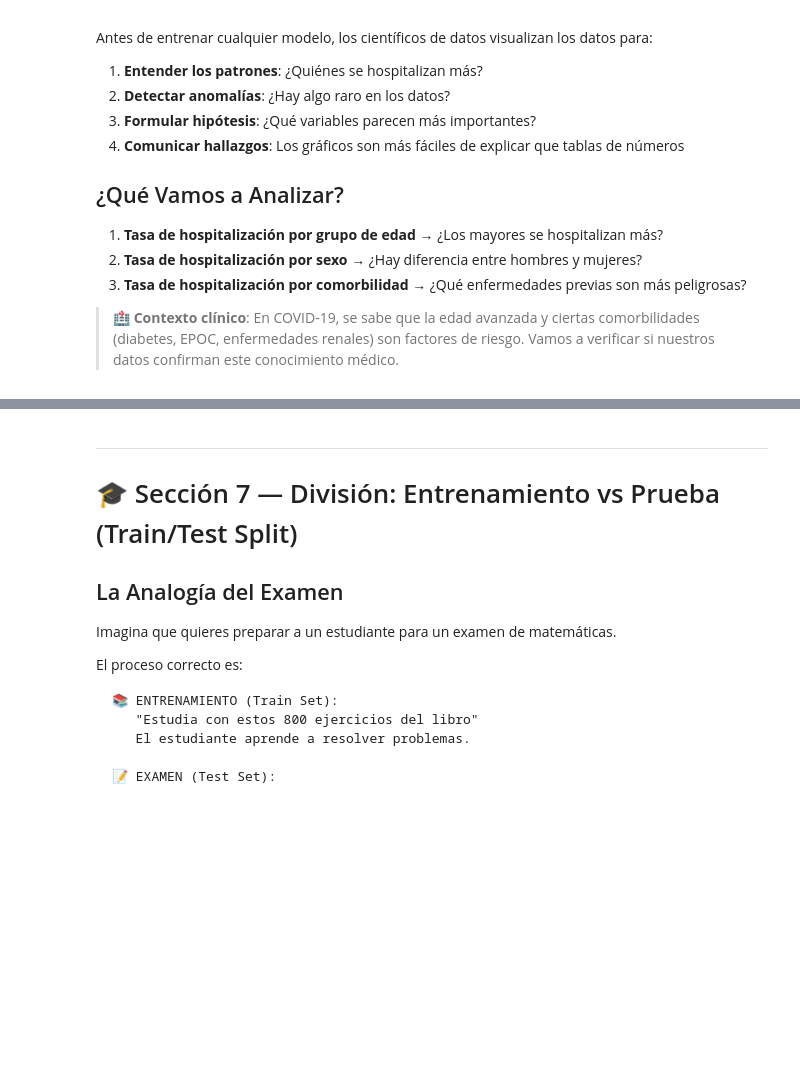
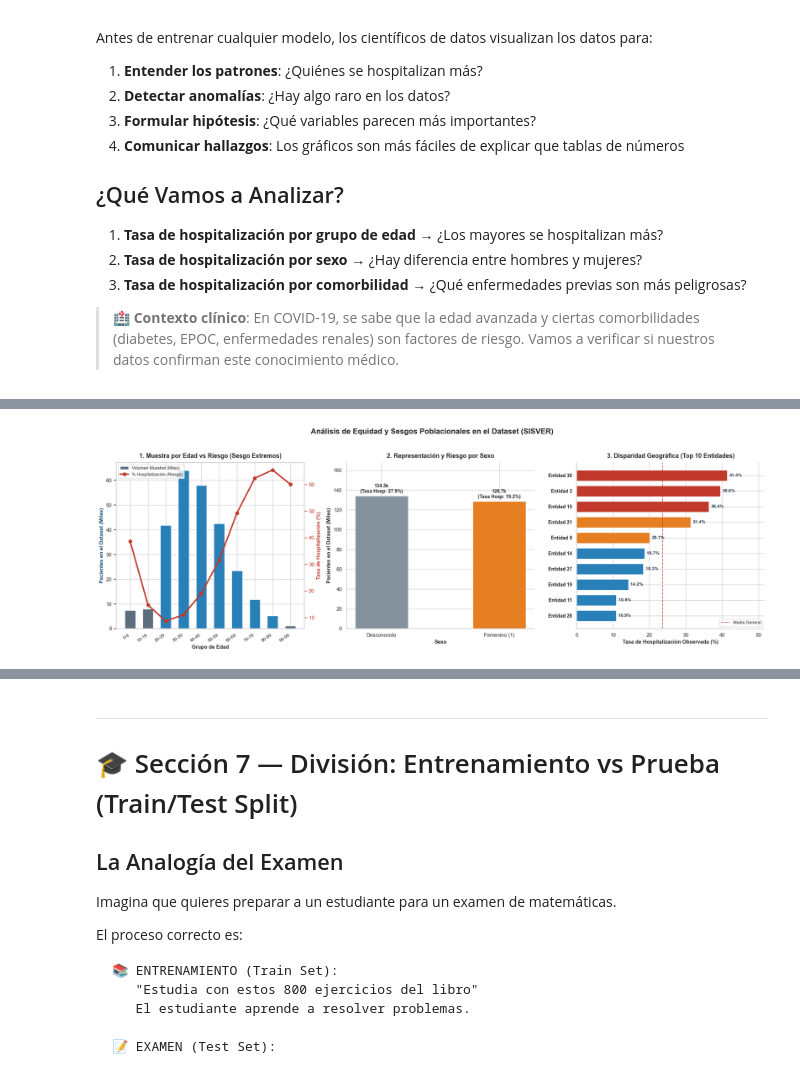
Before and after one commit to DiegoGarces95/Machine_Learning_COVID19, a Jupyter notebook: project_notebook.ipynb, the cells around one changed output, grey strips where cells are left out. Drawn from its saved outputs; the diff is of its cells as text; code cells hidden in the pictures; blank space fills up the shorter version.

```diff
--- a/project_notebook.ipynb
+++ b/project_notebook.ipynb
@@ -757,0 +911,94 @@ INTERPRETACIÓN DE LOS GRÁFICOS:
+# %%
+# ═══════════════════════════════════════════════════════════
+# ANÁLISIS DE EQUIDAD (FAIRNESS) Y SESGOS DE MUESTREO — InfoVis
+# ═══════════════════════════════════════════════════════════
+fig_f, axes_f = plt.subplots(1, 3, figsize=(20, 6.5))
+fig_f.suptitle('Análisis de Equidad y Sesgos Poblacionales en el Dataset (SISVER)', fontsize=16, fontweight='bold', y=1.03)
+
+# ── Plot 1: Representación Muestral vs Riesgo Real por Edad ──────
+bins_eq = list(range(0, 110, 10))
+etiq_eq = [f"{i}-{i+9}" for i in bins_eq[:-1]]
+df_eq   = df_clean.copy()
+df_eq['GRUPO_EDAD'] = pd.cut(df_eq['EDAD'], bins=bins_eq, labels=etiq_eq, right=False)
+
+counts_edad = df_eq.groupby('GRUPO_EDAD', observed=True).size()
+tasa_edad_eq = df_eq.groupby('GRUPO_EDAD', observed=True)[target].mean() * 100
+
+ax_f1 = axes_f[0]
+colors_eq = ['#5D6D7E' if idx in ['0-9', '10-19', '80+', '90-99', '100-109'] else '#2980B9' for idx in counts_edad.index]
+bars_eq = ax_f1.bar(range(len(counts_edad)), counts_edad.values / 1000, color=colors_eq, edgecolor='white', width=0.6)
+
+ax_f1.set_xticks(range(len(counts_edad)))
+ax_f1.set_xticklabels(counts_edad.index.astype(str), rotation=35, ha='right', fontsize=9.5)
+ax_f1.set_title('1. Muestra por Edad vs Riesgo (Sesgo Extremos)', fontweight='bold', fontsize=13, pad=10)
+ax_f1.set_ylabel('Pacientes en el Dataset (Miles)', fontsize=11, fontweight='bold', color='#1B4F72')
+ax_f1.set_xlabel('Grupo de Edad', fontsize=11, fontweight='bold')
+
+ax2_eq = ax_f1.twinx()
+ax2_eq.plot(range(len(tasa_edad_eq)), tasa_edad_eq.values, 'o-', color='#C0392B', linewidth=3, markersize=7, label='% Hosp. (Riesgo)')
+ax2_eq.set_ylabel('Tasa de Hospitalización (%)', color='#C0392B', fontsize=11, fontweight='bold')
+ax2_eq.tick_params(axis='y', colors='#C0392B')
+ax2_eq.grid(False) # Evitar cruce visual de grillas
+
+# Leyenda unificada
+lines1, labels1 = ax_f1.get_legend_handles_labels()
+lines2, labels2 = ax2_eq.get_legend_handles_labels()
+ax_f1.legend([bars_eq[0], lines2[0]], ['Volumen Muestral (Miles)', '% Hospitalización (Riesgo)'], loc='upper left', fontsize=9)
+
+# ── Plot 2: Distribución Muestral y Tasa por Sexo ────────────────
+ax_f2 = axes_f[1]
+df_eq['SEXO_INT'] = df_eq['SEXO'].fillna(0).astype(int)
+counts_sexo = df_eq.groupby('SEXO_INT').size()
+tasa_sexo   = df_eq.groupby('SEXO_INT')[target].mean() * 100
+sexo_labels = {0: 'Desconocido', 1: 'Femenino (1)', 2: 'Masculino (0)'}
+labels_s = [sexo_labels.get(s, str(s)) for s in counts_sexo.index]
+
+bars_s = ax_f2.bar(labels_s, counts_sexo.values / 1000, color=['#85929E', '#E67E22', '#2980B9'], edgecolor='white', width=0.45)
+ax_f2.set_title('2. Representación y Riesgo por Sexo', fontweight='bold', fontsize=13, pad=10)
+ax_f2.set_ylabel('Pacientes en el Dataset (Miles)', fontsize=11, fontweight='bold')
+ax_f2.set_xlabel('Sexo', fontsize=11, fontweight='bold')
+
+for bar, n, tasa in zip(bars_s, counts_sexo.values, tasa_sexo.values):
+    ax_f2.text(bar.get_x() + bar.get_width() / 2, bar.get_height() + 2,
+               f'{n/1000:.1f}k\n(Tasa Hosp: {tasa:.1f}%)', ha='center', va='bottom', fontsize=10, fontweight='bold')
+ax_f2.set_ylim(0, max(counts_sexo.values/1000) * 1.25)
+sns.despine(ax=ax_f2)
+
+# ── Plot 3: Disparidad Geográfica Top 10 Entidades ───────────────
+ax_f3 = axes_f[2]
+top_entidades = df['ENTIDAD_UM'].value_counts().head(10)
+tasa_entidades = df.groupby('ENTIDAD_UM')['TIPO_PACIENTE'].apply(
+    lambda x: (x == 2).sum() / len(x) * 100
+).loc[top_entidades.index].sort_values(ascending=True)
+
+colors_ent = ['#C0392B' if v > 35 else '#E67E22' if v > 20 else '#2980B9' for v in tasa_entidades.values]
+bars_e = ax_f3.barh(range(len(tasa_entidades)), tasa_entidades.values, color=colors_ent, edgecolor='white', height=0.7)
+
+ax_f3.set_yticks(range(len(tasa_entidades)))
+ax_f3.set_yticklabels([f"Entidad {e}" for e in tasa_entidades.index], fontsize=10, fontweight='bold')
+ax_f3.set_title('3. Disparidad Geográfica (Top 10 Entidades)', fontweight='bold', fontsize=13, pad=10)
+ax_f3.set_xlabel('Tasa de Hospitalización Observada (%)', fontsize=11, fontweight='bold')
+
+for bar, v in zip(bars_e, tasa_entidades.values):
+    ax_f3.text(v + 0.6, bar.get_y() + bar.get_height() / 2,
+               f'{v:.1f}%', va='center', fontsize=9.5, fontweight='bold', color='#2C3E50')
+
+ax_f3.axvline(media_global, color='#C0392B', linestyle='--', alpha=0.8, linewidth=1.5, label='Media General')
+ax_f3.legend(loc='lower right', frameon=True, fontsize=9)
+ax_f3.set_xlim(0, max(tasa_entidades.values) * 1.25)
+sns.despine(ax=ax_f3)
+
+plt.tight_layout()
+plt.savefig('fairness_analysis.png', dpi=300, bbox_inches='tight')
+plt.show()
+
+print()
+print("REFLEXIÓN DE EQUIDAD Y SESGOS (InfoVis):")
+print("-" * 60)
+print("1. Sesgo por Extremos de Edad: Bebés (0-9) y adultos mayores (80+) tienen representación reducida.")
+print("2. Sesgo de Pruebas SISVER: Al testear solo al 10% de leves y 100% de graves, los ambulatorios")
+print("   en el dataset son los 'más graves entre los leves', sesgando el modelo hacia mayor prudencia.")
+print("3. Disparidad Geográfica: Las tasas varían de 10.9% a 41.4% por entidad federativa.")
+print("   Refleja disparidades en criterios de admisión hospitalaria e infraestructura local.")
+# %% [output]
+[figure, added]
```
Also changed, not shown: parts of 21 cells of this notebook, 6 other files.
